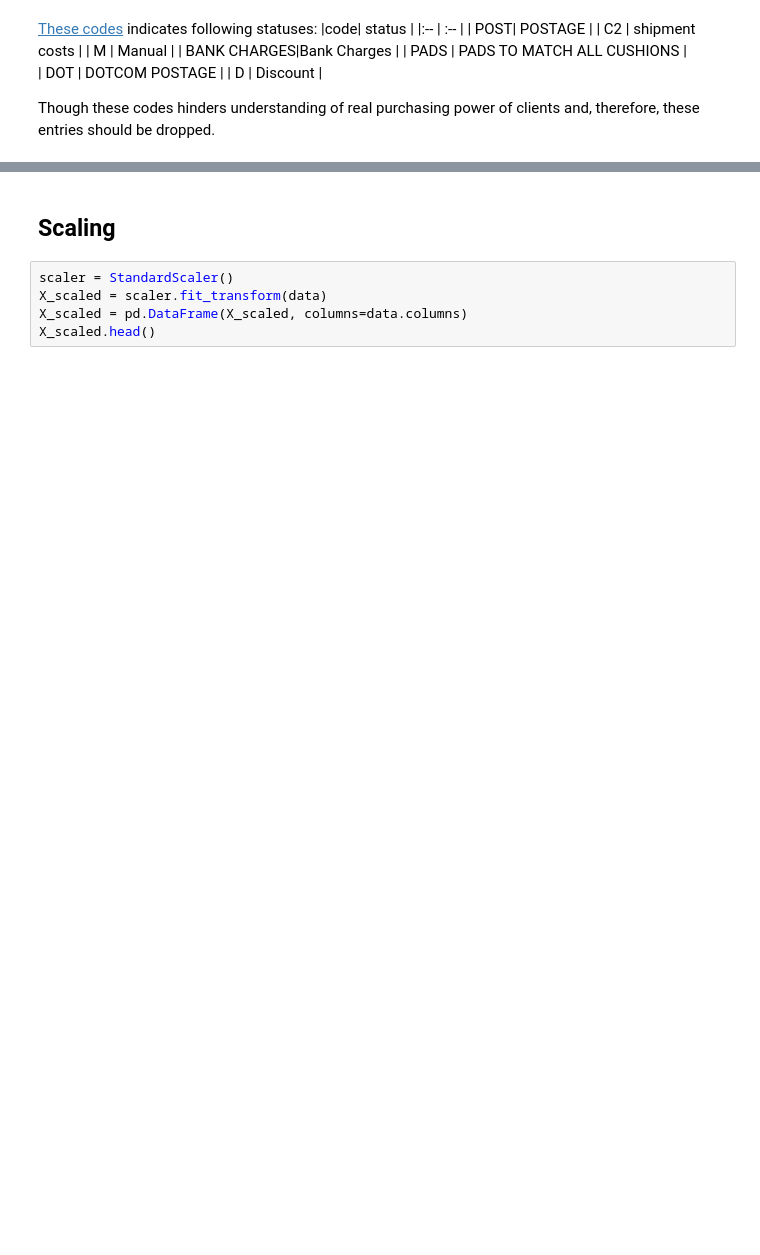
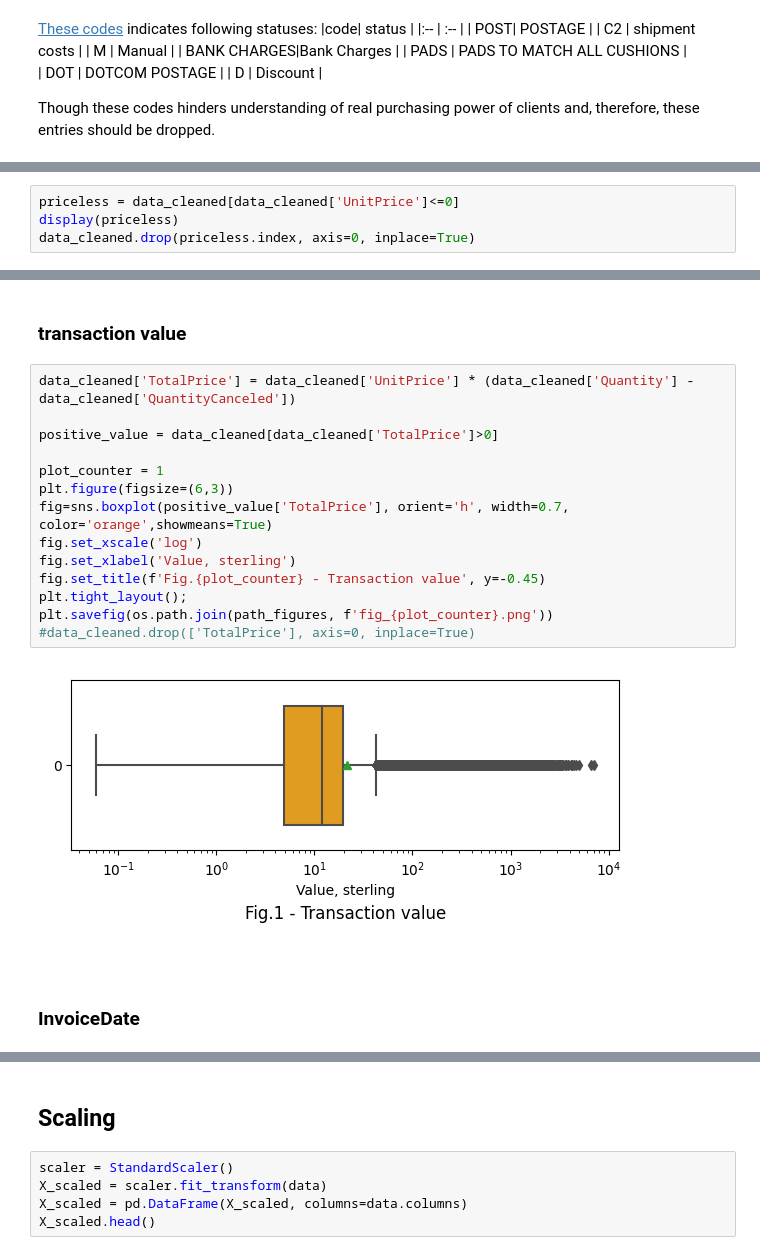
Before and after one commit to Alex1iv/web_shop_customers_segmentation, a Jupyter notebook: notebooks/webshop_segmentation.ipynb, the cells around one changed output, grey strips where cells are left out. Saved outputs shown, nothing was run; the diff lists cells and outputs as text; blank space fills up the shorter version.

```diff
--- a/notebooks/webshop_segmentation.ipynb
+++ b/notebooks/webshop_segmentation.ipynb
@@ -212,0 +243,4 @@ data_cleaned_entries.shape
+# %%
+priceless = data_cleaned[data_cleaned['UnitPrice']<=0]
+display(priceless)
+data_cleaned.drop(priceless.index, axis=0, inplace=True)
@@ -212,0 +259,20 @@ data_cleaned_entries.shape
+# %% [markdown]
+### transaction value
+# %%
+data_cleaned['TotalPrice'] = data_cleaned['UnitPrice'] * (data_cleaned['Quantity'] - data_cleaned['QuantityCanceled'])
+
+positive_value = data_cleaned[data_cleaned['TotalPrice']>0]
+
+plot_counter = 1
+plt.figure(figsize=(6,3))
+fig=sns.boxplot(positive_value['TotalPrice'], orient='h', width=0.7, color='orange',showmeans=True)
+fig.set_xscale('log')
+fig.set_xlabel('Value, sterling')
+fig.set_title(f'Fig.{plot_counter} - Transaction value', y=-0.45)
+plt.tight_layout();
+plt.savefig(os.path.join(path_figures, f'fig_{plot_counter}.png'))
+#data_cleaned.drop(['TotalPrice'], axis=0, inplace=True)
+# %% [output]
+[figure, added]
+# %% [markdown]
+### InvoiceDate
```
Also changed, not shown: parts of 52 cells of this notebook, 4 other files.
